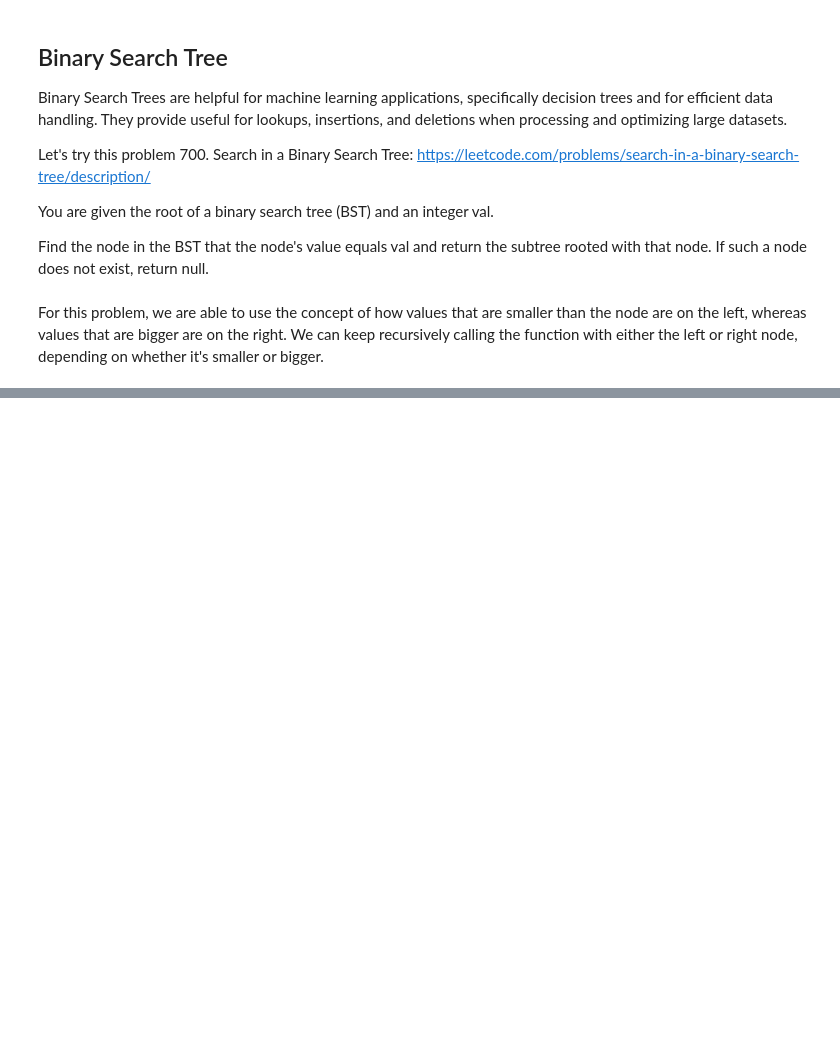
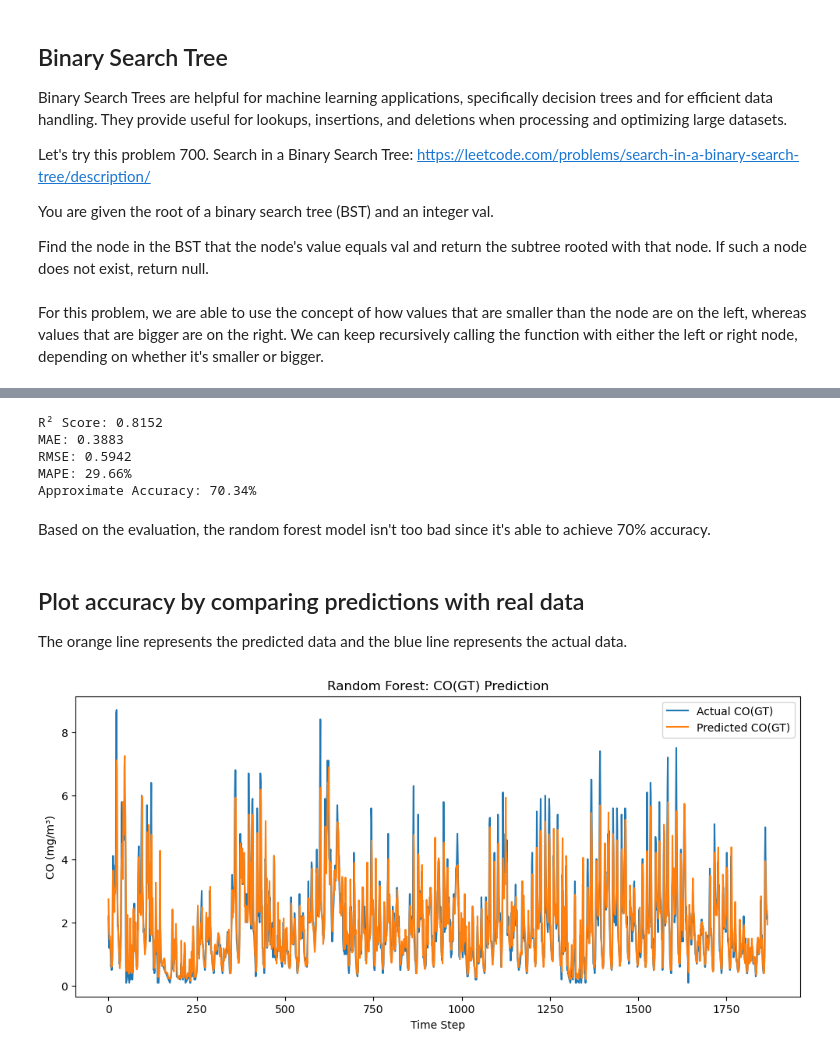
Before and after one commit to megaminding/machine_learning_research, a Jupyter notebook: posts/Environmental Machine Learning Project/index.ipynb, the cells around one changed output, grey strips where cells are left out. Cells and saved outputs as stored; diff of their text form; code cells hidden in the pictures; blank space fills up the shorter version.

```diff
--- a/posts/Environmental Machine Learning Project/index.ipynb
+++ b/posts/Environmental Machine Learning Project/index.ipynb
@@ -1193,0 +1221,10 @@ For this problem, we are able to use the concept of how values that are smaller
+# %%
+df = pd.read_csv('AirQualityUCI.csv', sep=';', decimal=',', na_values=-200)
+df = df.loc[:, ~df.columns.str.contains('^Unnamed')]
+
+df['Datetime'] = pd.to_datetime(df['Date'] + ' ' + df['Time'], format='%d/%m/%Y %H.%M.%S', errors='coerce')
+df.dropna(subset=['Datetime'], inplace=True)
+df.set_index('Datetime', inplace=True)
+df.drop(columns=['Date', 'Time'], inplace=True)
+
+df = df.interpolate(method='linear').dropna()
@@ -1193,0 +1234,8 @@ For this problem, we are able to use the concept of how values that are smaller
+# %%
+target_col = 'CO(GT)'
+lag_hours = 24
+
+for lag in range(1, lag_hours + 1):
+    df[f'{target_col}_lag_{lag}'] = df[target_col].shift(lag)
+
+df.dropna(inplace=True)
@@ -1193,0 +1244,5 @@ For this problem, we are able to use the concept of how values that are smaller
+# %%
+X = df[[f'{target_col}_lag_{i}' for i in range(1, lag_hours + 1)]]
+y = df[target_col]
+
+X_train, X_test, y_train, y_test = train_test_split(X, y, test_size=0.2, shuffle=False)
@@ -1193,0 +1253,4 @@ For this problem, we are able to use the concept of how values that are smaller
+# %%
+model = RandomForestRegressor(n_estimators=100, random_state=50)
+model.fit(X_train, y_train)
+y_pred = model.predict(X_test)
@@ -1193,0 +1260,33 @@ For this problem, we are able to use the concept of how values that are smaller
+# %%
+r2 = r2_score(y_test, y_pred)
+mae = mean_absolute_error(y_test, y_pred)
+rmse = np.sqrt(mean_squared_error(y_test, y_pred))
+mape = mean_absolute_percentage_error(y_test, y_pred)
+
+print(f"R² Score: {r2:.4f}")
+print(f"MAE: {mae:.4f}")
+print(f"RMSE: {rmse:.4f}")
+print(f"MAPE: {mape:.2%}")
+print(f"Approximate Accuracy: {100 - mape * 100:.2f}%")
+# %% [output]
+R² Score: 0.8152
+MAE: 0.3883
+RMSE: 0.5942
+MAPE: 29.66%
+Approximate Accuracy: 70.34%
+# %% [markdown]
+Based on the evaluation, the random forest model isn't too bad since it's able to achieve 70% accuracy.
+# %% [markdown]
+## Plot accuracy by comparing predictions with real data
+The orange line represents the predicted data and the blue line represents the actual data.
+# %%
+plt.figure(figsize=(12, 5))
+plt.plot(y_test.values, label='Actual CO(GT)')
+plt.plot(y_pred, label='Predicted CO(GT)')
+plt.title('Random Forest: CO(GT) Prediction')
+plt.xlabel('Time Step')
+plt.ylabel('CO (mg/m³)')
+plt.legend()
+plt.show()
+# %% [output]
+[figure, added]
```
Also changed, not shown: parts of 9 cells of this notebook, 6 other files.
